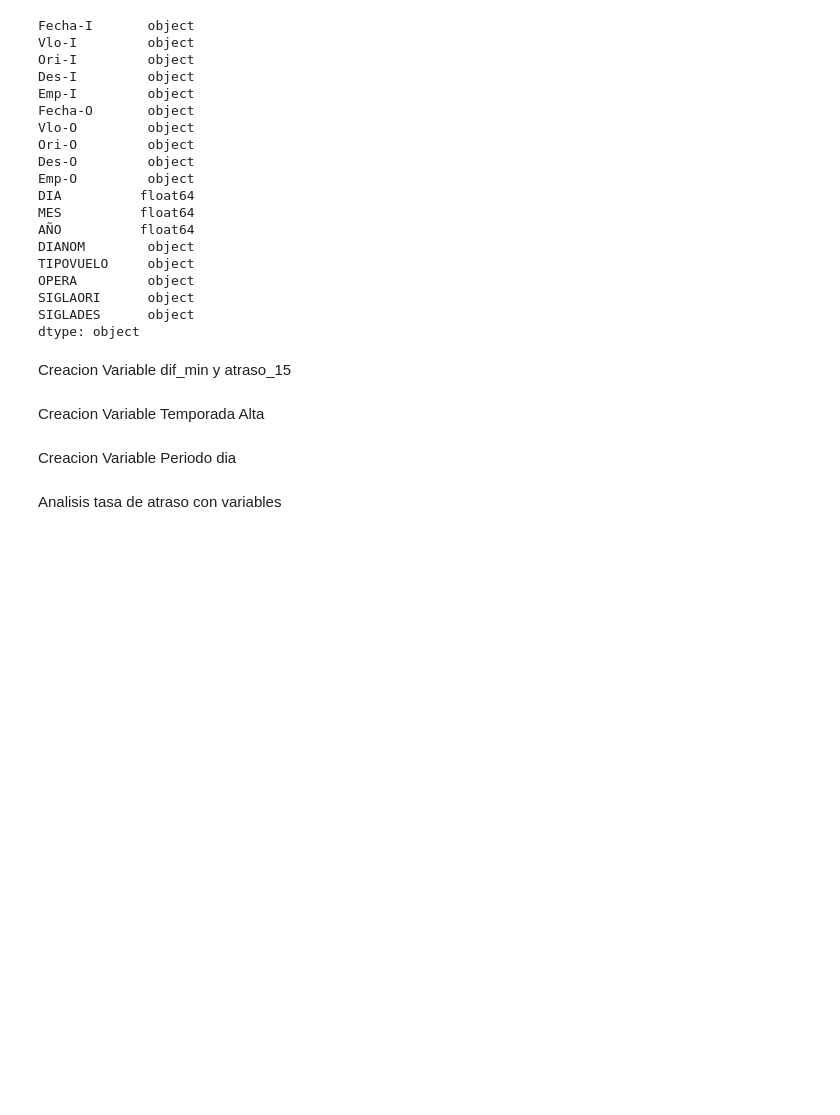
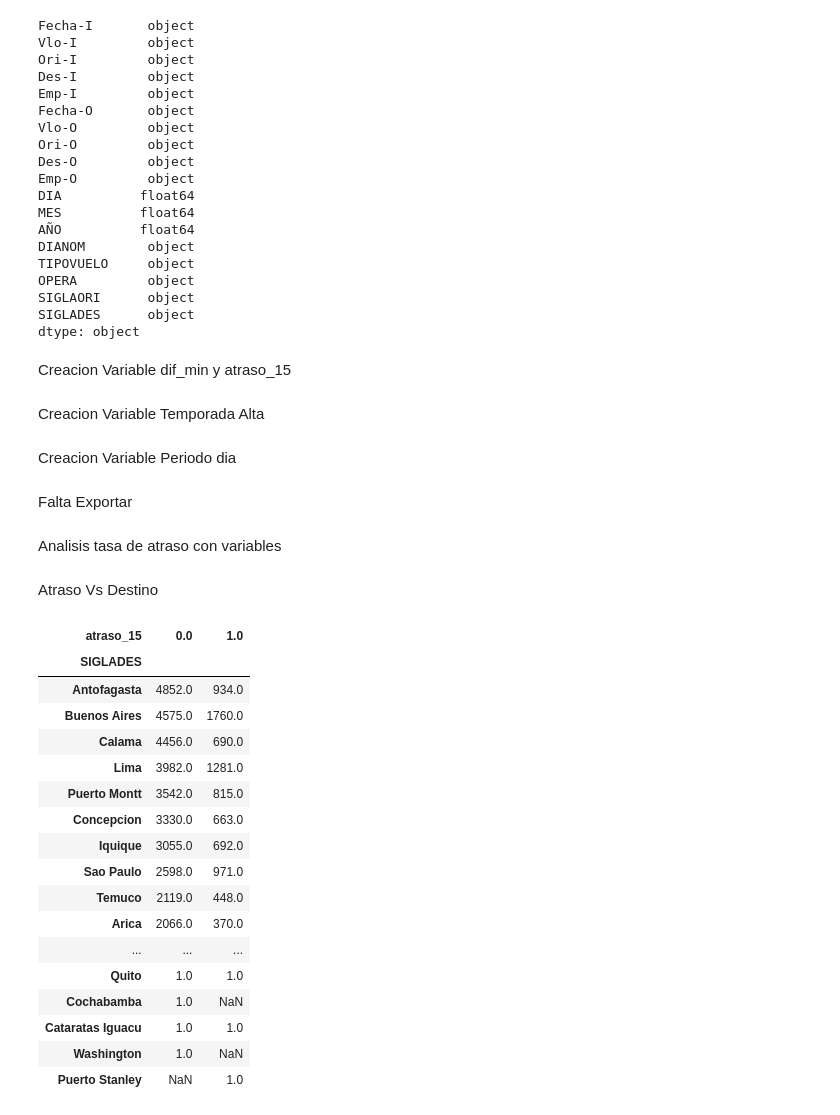
Before and after one commit to Danilo22m/Prueba-LATAM, a Jupyter notebook: solution.ipynb, the cells around one changed output. Drawn from its saved outputs; the diff is of its cells as text; code cells hidden in the pictures; blank space fills up the shorter version.

Commit message:
Analisis tasa de atraso

```diff
--- a/solution.ipynb
+++ b/solution.ipynb
@@ -220,5 +222,33 @@ Creacion Variable Periodo dia
 # %%
 base["periodo_dia"] = pd.Series(np.where((base["Fecha-I"].dt.hour.astype(int) >= 5) &  (base["Fecha-I"].dt.hour.astype(int) < 12), "mañana",
                                 np.where((base["Fecha-I"].dt.hour.astype(int) >= 12) & (base["Fecha-I"].dt.hour.astype(int) < 19), "tarde","noche")))
+# %% [markdown]
+Falta Exportar
 # %% [markdown]
 Analisis tasa de atraso con variables
+# %% [markdown]
+Atraso Vs Destino
+# %%
+atraso_destino=base.groupby(['atraso_15', 'SIGLADES']).size()
+atraso_destino=atraso_destino.reset_index()
+atraso_destino=pd.pivot_table(atraso_destino, columns="atraso_15", index="SIGLADES", values=0).sort_values(by=0,ascending=False)
+atraso_destino
+# %% [output]
+| atraso_15 | 0.0 | 1.0 |
+| SIGLADES |  |  |
+| Antofagasta | 4852.0 | 934.0 |
+| Buenos Aires | 4575.0 | 1760.0 |
+| Calama | 4456.0 | 690.0 |
+| Lima | 3982.0 | 1281.0 |
+| Puerto Montt | 3542.0 | 815.0 |
+| Concepcion | 3330.0 | 663.0 |
+| Iquique | 3055.0 | 692.0 |
+| Sao Paulo | 2598.0 | 971.0 |
+| Temuco | 2119.0 | 448.0 |
+| Arica | 2066.0 | 370.0 |
+| ... | ... | ... |
+| Quito | 1.0 | 1.0 |
+| Cochabamba | 1.0 | NaN |
+| Cataratas Iguacu | 1.0 | 1.0 |
+| Washington | 1.0 | NaN |
+| Puerto Stanley | NaN | 1.0 |
```
Also changed, not shown: parts of 21 cells of this notebook.
